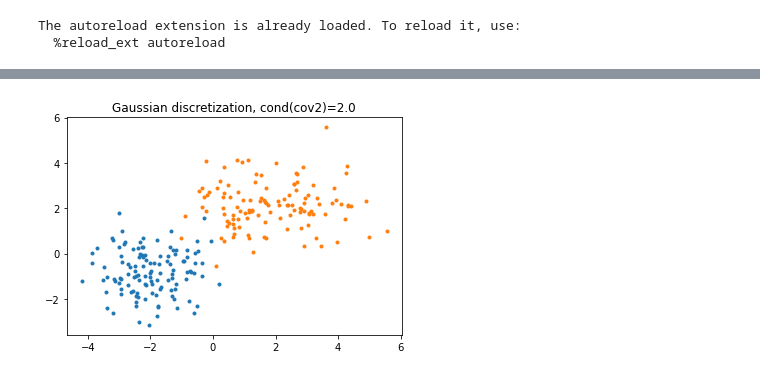
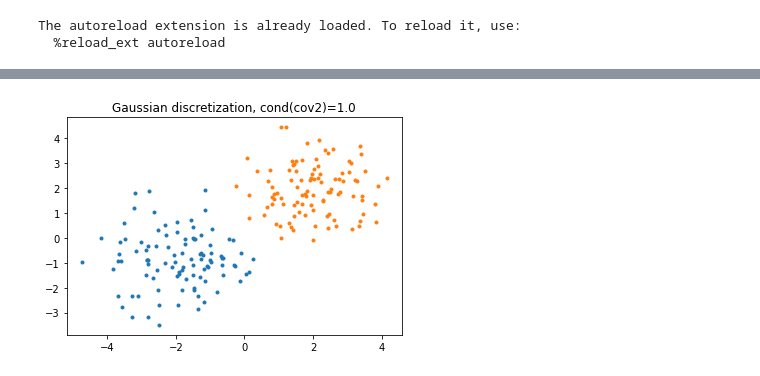
Before and after one commit to Benoit-Muller/Computational-Optimal-Transport, a Jupyter notebook: hungarian_analysis.ipynb, the cells around one changed output, grey strips where cells are left out. Cells and saved outputs as stored; diff of their text form; code cells hidden in the pictures.

```diff
--- a/hungarian_analysis.ipynb
+++ b/hungarian_analysis.ipynb
@@ -17,19 +20,23 @@ The autoreload extension is already loaded. To reload it, use:
 # %%
 %matplotlib inline
 rng = np.random.default_rng(1234)
 d = 2
-n=120
-mean1, mean2 = np.array([-2,-1]), np.array([2,2])
-cov1, cov2 = np.array([[1,0],[0,1]]), np.array([[2,0],[0,1]])
+n=100
+if d==2:
+    mean1, mean2 = np.array([-2,-1]), np.array([2,2])
+else:
+    mean1, mean2 = rng.normal(size=d), rng.normal(size=d)
+cov1, cov2 = np.eye(d), np.eye(d)
 
 transport, W_true = gaussian_transport(mean1, cov1, mean2, cov2)
 mu, nu, C = gaussian_discreatization(mean1, cov1, mean2, cov2, n, rng)
 
-plt.plot(mu[:,0],mu[:,1],'.')
-plt.title("Gaussian discretization, cond(cov1)="+str(np.linalg.cond(cov1)))
-plt.plot(nu[:,0],nu[:,1],'.')
-plt.title("Gaussian discretization, cond(cov2)="+str(np.linalg.cond(cov2)))
-plt.savefig("graphics/hungarian_mu_nu.pdf")
+if d==2:
+    plt.plot(mu[:,0],mu[:,1],'.')
+    plt.title("Gaussian discretization, cond(cov1)="+str(np.linalg.cond(cov1)))
+    plt.plot(nu[:,0],nu[:,1],'.')
+    plt.title("Gaussian discretization, cond(cov2)="+str(np.linalg.cond(cov2)))
+    plt.savefig("graphics/hungarian_mu_nu.pdf")
 # %% [output]
-[figure, old version]
+[figure, new version]
 # %%
```
Also changed, not shown: parts of 12 cells of this notebook, 11 other files.
